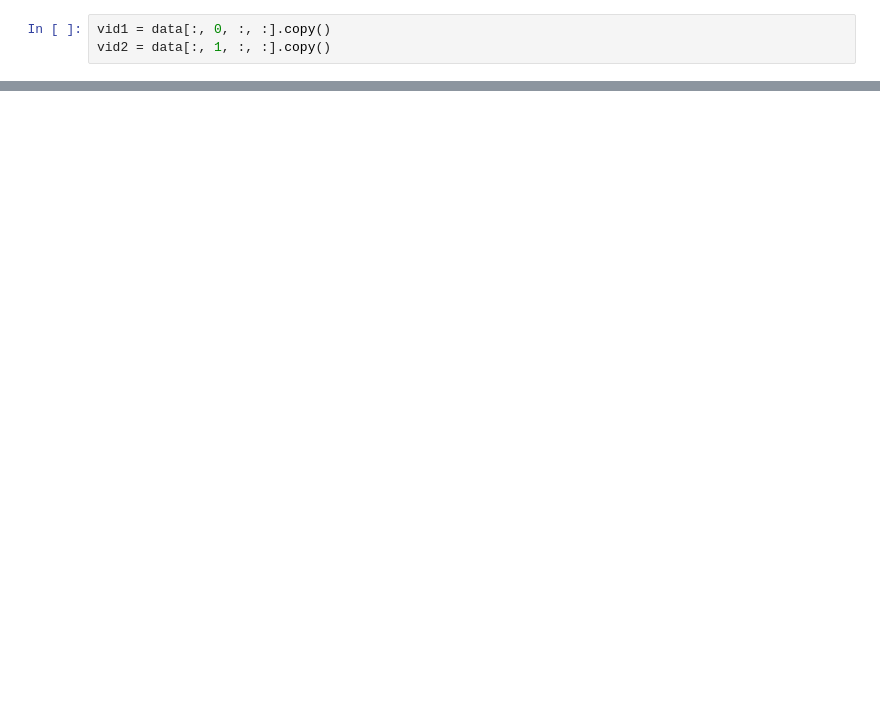
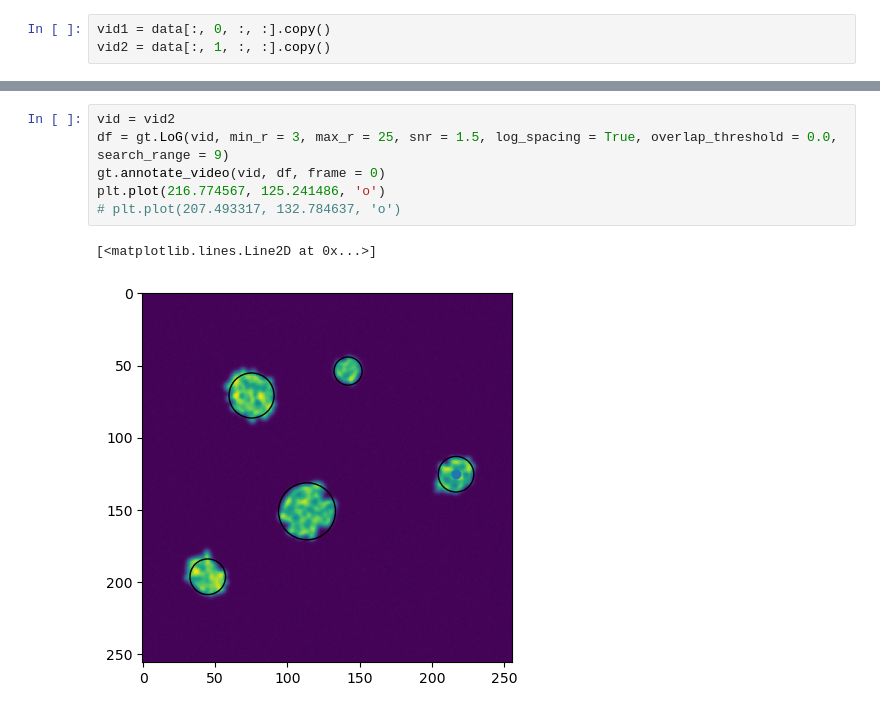
Before and after one commit to amfaber/tracking_optimizations, a Jupyter notebook: gpu-tracking/testing/marcus_blobs/track_marcus_jacob_data.ipynb, the cells around one changed output, grey strips where cells are left out. Drawn from its saved outputs; the diff is of its cells as text; blank space fills up the shorter version.

```diff
--- a/gpu-tracking/testing/marcus_blobs/track_marcus_jacob_data.ipynb
+++ b/gpu-tracking/testing/marcus_blobs/track_marcus_jacob_data.ipynb
@@ -17,0 +47,9 @@ gt.annotate_video(vid, df, r = d/2)
+# %%
+vid = vid2
+df = gt.LoG(vid, min_r = 3, max_r = 25, snr = 1.5, log_spacing = True, overlap_threshold = 0.0, search_range = 9)
+gt.annotate_video(vid, df, frame = 0)
+plt.plot(216.774567, 125.241486, 'o')
+# plt.plot(207.493317, 132.784637, 'o')
+# %% [output]
+[<matplotlib.lines.Line2D at 0x...>]
+[figure, added]
```
Also changed, not shown: parts of 5 cells of this notebook, 8 other files.
